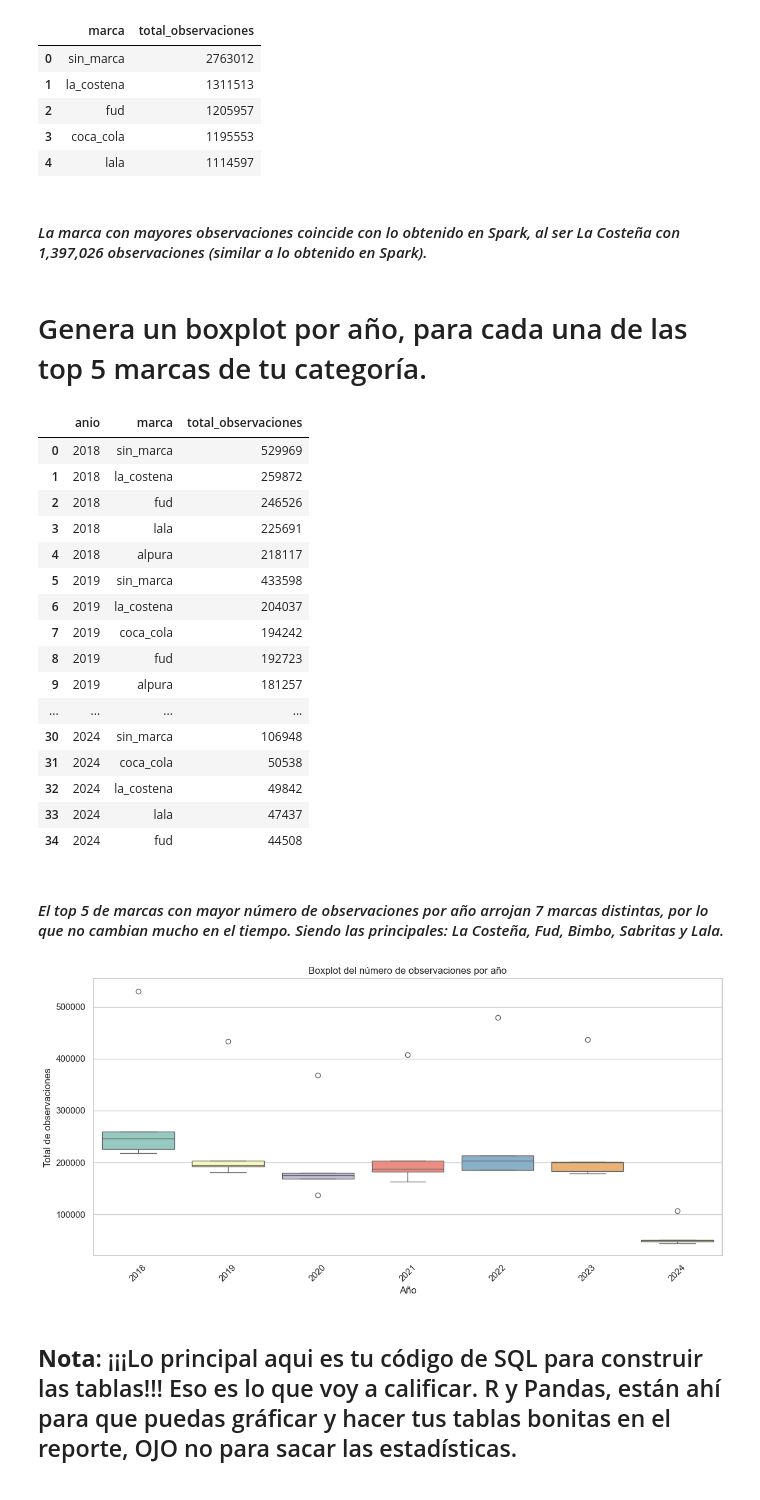
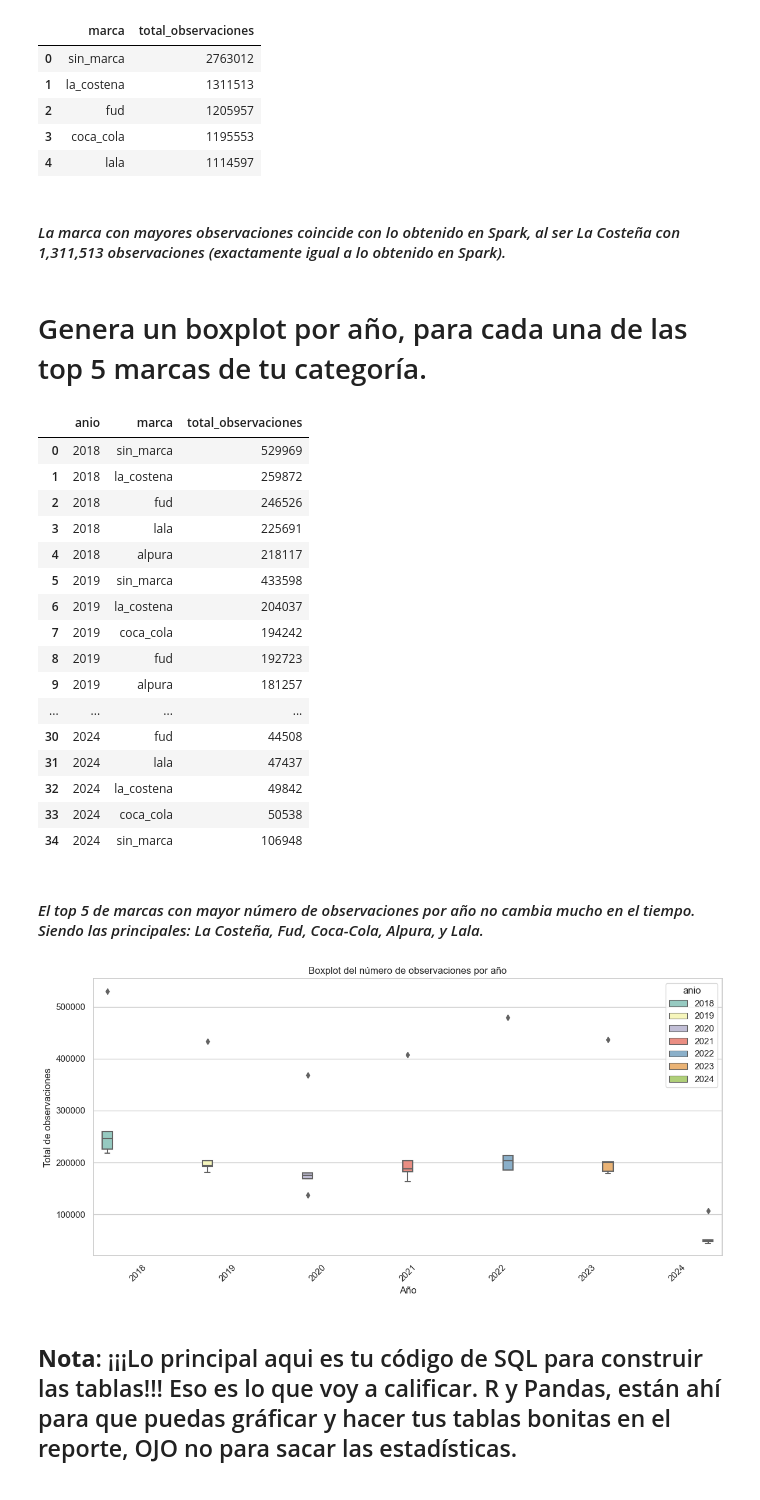
Before and after one commit to BGARCIAMA/proyecto_profeco, a Jupyter notebook: 5.Parte_B.ipynb, the cells around one changed output. Saved outputs shown, nothing was run; the diff lists cells and outputs as text; code cells hidden in the pictures.

```diff
--- a/5.Parte_B.ipynb
+++ b/5.Parte_B.ipynb
@@ -6,7 +6,7 @@ import seaborn as sns
 import matplotlib.pyplot as plt
 # %%
 # Conecta con Athena
-session = boto3.Session(profile_name='arquitectura', region_name='us-east-1')
+session = boto3.Session(profile_name='profeco', region_name='us-east-1')
 # %% [markdown]
 #### *Creamos la tabla 'profeco' dentro de la base de datos de 'profeco_db' en Athena.*
 # %%
@@ -329,7 +329,7 @@ wr.athena.read_sql_query(
 | 3 | coca_cola | 1195553 |
 | 4 | lala | 1114597 |
 # %% [markdown]
-#### *La marca con mayores observaciones coincide con lo obtenido en Spark, al ser La Costeña con 1,397,026 observaciones (similar a lo obtenido en Spark).*
+#### *La marca con mayores observaciones coincide con lo obtenido en Spark, al ser La Costeña con 1,311,513 observaciones (exactamente igual a lo obtenido en Spark).*
 # %% [markdown]
 # Genera un boxplot por año, para cada una de las top 5 marcas de tu categoría.
 # %%
@@ -377,26 +377,26 @@ tabla8
 | 8 | 2019 | fud | 192723 |
 | 9 | 2019 | alpura | 181257 |
 | ... | ... | ... | ... |
-| 30 | 2024 | sin_marca | 106948 |
-| 31 | 2024 | coca_cola | 50538 |
+| 30 | 2024 | fud | 44508 |
+| 31 | 2024 | lala | 47437 |
 | 32 | 2024 | la_costena | 49842 |
-| 33 | 2024 | lala | 47437 |
-| 34 | 2024 | fud | 44508 |
+| 33 | 2024 | coca_cola | 50538 |
+| 34 | 2024 | sin_marca | 106948 |
 # %% [markdown]
-#### *El top 5 de marcas con mayor número de observaciones por año arrojan 7 marcas distintas, por lo que no cambian mucho en el tiempo. Siendo las principales: La Costeña, Fud, Bimbo, Sabritas y Lala.*
+#### *El top 5 de marcas con mayor número de observaciones por año no cambia mucho en el tiempo. Siendo las principales: La Costeña, Fud, Coca-Cola, Alpura,  y Lala.*
 # %%
-#Crea boxplot
+#boxplot
 sns.set(style="whitegrid")
 plt.figure(figsize=(12, 6))
-sns.boxplot(data=tabla8, x='anio', y='total_observaciones', hue='anio', palette='Set3', legend=False)
+sns.boxplot(data=tabla8, x='anio', y='total_observaciones', hue='anio', palette='Set3')
 plt.title('Boxplot del número de observaciones por año')
 plt.xlabel('Año')
 plt.ylabel('Total de observaciones')
 plt.xticks(rotation=45)
 plt.tight_layout()
 plt.show()
 # %% [output]
-[figure, old version]
+[figure, new version]
 # %% [markdown]
 ## **Nota**: ¡¡¡Lo principal aqui es tu código de SQL para construir las tablas!!! Eso es lo que voy a calificar. R y Pandas, están ahí para que puedas gráficar y hacer tus tablas bonitas en el reporte, OJO no para sacar las estadísticas.
 
```
Also changed, not shown: parts of 4 cells of this notebook.
